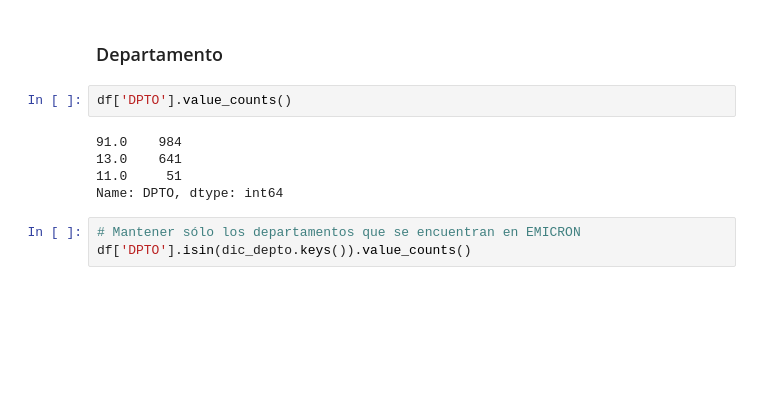
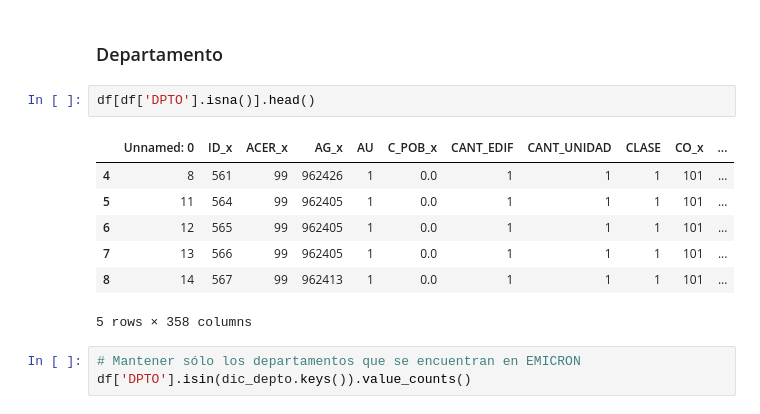
Before and after one commit to caravilaga/Repositorio_DANE, a Jupyter notebook: Experimental/Arreglo Censo.ipynb, the cells around one changed output. Drawn from its saved outputs; the diff is of its cells as text; blank space fills up the shorter version.

```diff
--- a/Experimental/Arreglo Censo.ipynb
+++ b/Experimental/Arreglo Censo.ipynb
@@ -351,12 +366,15 @@ Name: REMUNERACION_TOTAL, dtype: float64
 # %% [markdown]
 ### Departamento
 # %%
-df['DPTO'].value_counts()
+df[df['DPTO'].isna()].head()
 # %% [output]
+|  | Unnamed: 0 | ID_x | ACER_x | AG_x | AU | C_POB_x | CANT_EDIF | CANT_UNIDAD | CLASE | CO_x | ... |
+| 4 | 8 | 561 | 99 | 962426 | 1 | 0.0 | 1 | 1 | 1 | 101 | ... |
+| 5 | 11 | 564 | 99 | 962405 | 1 | 0.0 | 1 | 1 | 1 | 101 | ... |
+| 6 | 12 | 565 | 99 | 962405 | 1 | 0.0 | 1 | 1 | 1 | 101 | ... |
+| 7 | 13 | 566 | 99 | 962405 | 1 | 0.0 | 1 | 1 | 1 | 101 | ... |
+| 8 | 14 | 567 | 99 | 962413 | 1 | 0.0 | 1 | 1 | 1 | 101 | ... |
-91.0    984
-13.0    641
-11.0     51
-Name: DPTO, dtype: int64
+5 rows × 358 columns
 # %%
 # Mantener sólo los departamentos que se encuentran en EMICRON
 df['DPTO'].isin(dic_depto.keys()).value_counts()
```
Also changed, not shown: parts of 13 cells of this notebook, 3 other files.
